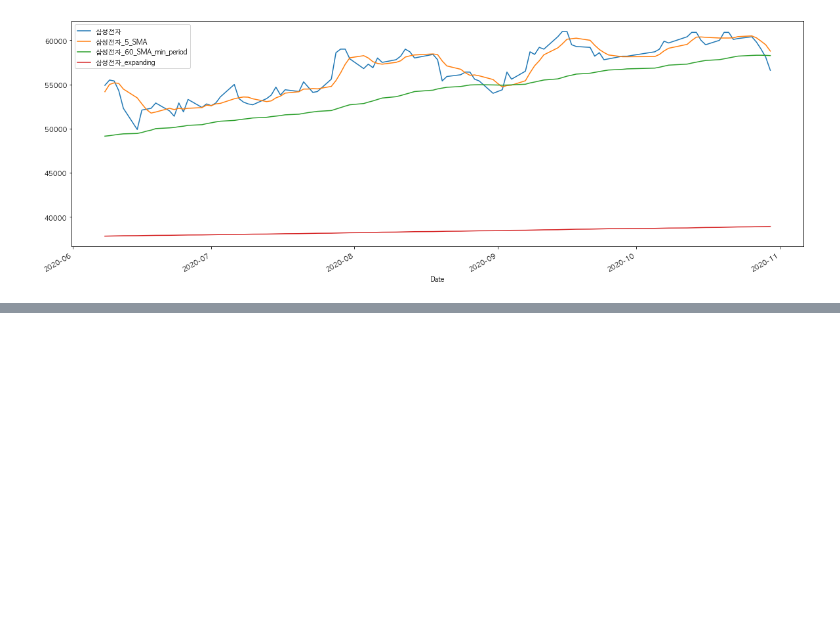
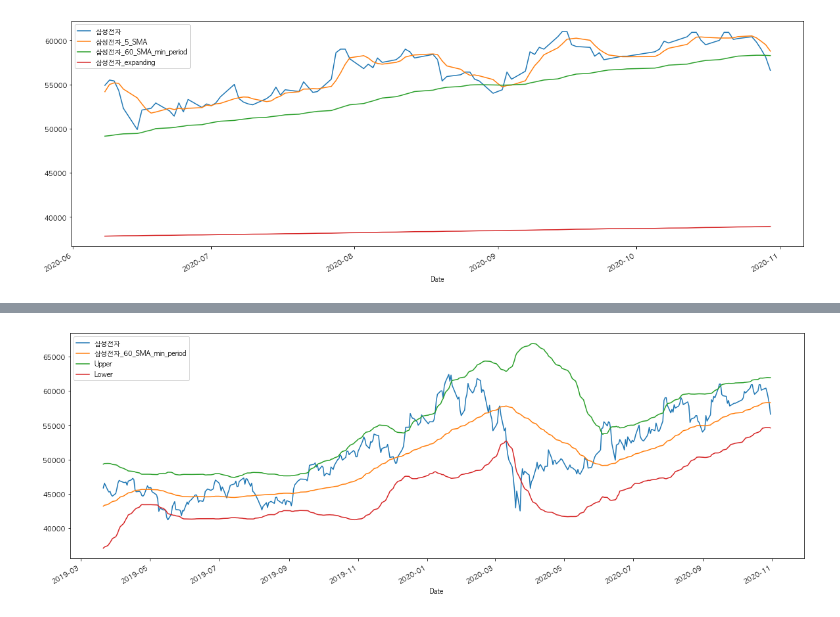
Before and after one commit to JihoQuant/Python-Pandas-Part-1, a Jupyter notebook: part2/4. Price Based Indicator.ipynb, the cells around one changed output, grey strips where cells are left out. Cells and saved outputs as stored; diff of their text form; code cells hidden in the pictures; blank space fills up the shorter version.

```diff
--- a/part2/4. Price Based Indicator.ipynb
+++ b/part2/4. Price Based Indicator.ipynb
@@ -171,0 +199,7 @@ df.iloc[-100:].plot(figsize=(20, 7));
+# %%
+sma_60_std = df["삼성전자"].rolling(window=60).std()
+df["Upper"] = df["삼성전자_60_SMA_min_period"] + 2 * sma_60_std
+df["Lower"] = df["삼성전자_60_SMA_min_period"] - 2 * sma_60_std
+df[["삼성전자", "삼성전자_60_SMA_min_period", "Upper", "Lower"]].iloc[-400:].plot(figsize=(20, 7));
+# %% [output]
+[figure, added]
```
Also changed, not shown: parts of 24 cells of this notebook.
